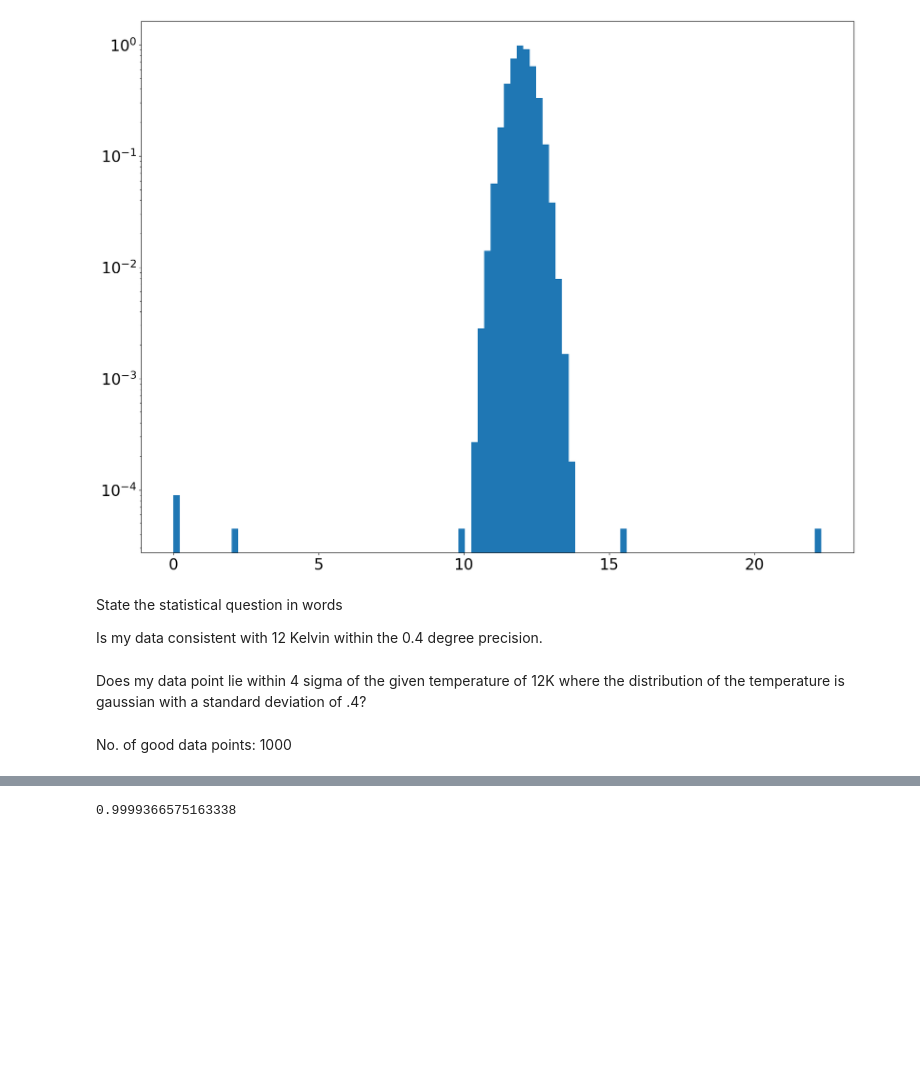
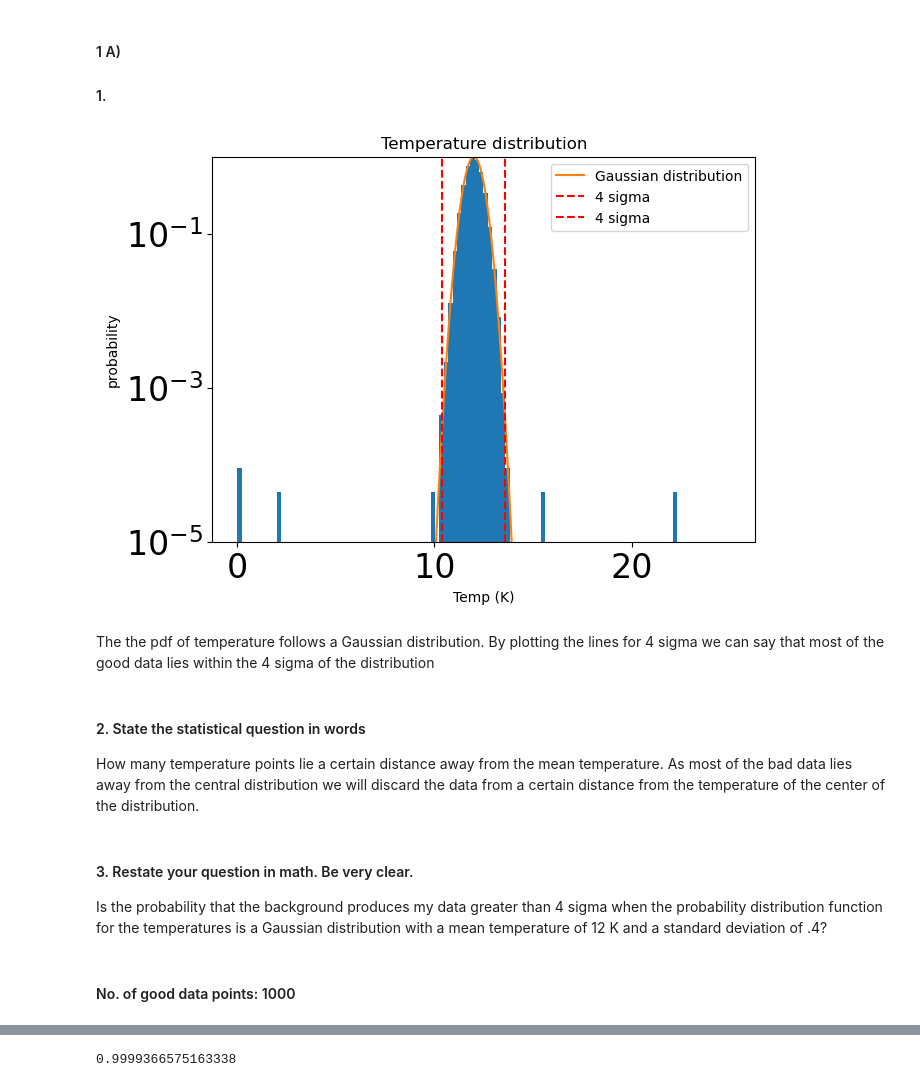
Before and after one commit to GShefali/repository1, a Jupyter notebook: lab3.ipynb, the cells around one changed output, grey strips where cells are left out. Drawn from its saved outputs; the diff is of its cells as text; code cells hidden in the pictures; blank space fills up the shorter version.

```diff
--- a/lab3.ipynb
+++ b/lab3.ipynb
@@ -8,23 +8,43 @@ from scipy import stats
 
 #this sets the size of the plot to something useful
 plt.rcParams["figure.figsize"] = (20,15)
+# %% [markdown]
+#### 1 A)
+
+  #### 1.
 # %%
 d = np.append(stats.norm.rvs(loc = 12., scale = 0.4, size = 100000), [10., 10.3, 2.1, 0., 0., 15.6, 22.3, 12.7])
 fig, ax = plt.subplots(1, 1)
 ax.hist(d,100, density=True)
 plt.tick_params(labelsize = 24)
+x = np.linspace(0, 25, 1000)
+plt.plot(x, stats.norm.pdf(x, loc=12, scale=0.4), label='Gaussian distribution')
+
 plt.yscale('log')
+plt.ylim(10e-6,1)
+plt.axvline(stats.norm.ppf(stats.norm.sf(4), loc=12, scale=0.4), label='4 sigma', c = 'r', linestyle='--')
+plt.axvline(stats.norm.ppf(stats.norm.sf(-4), loc=12, scale=0.4), label='4 sigma', c = 'r', linestyle='--')
+plt.title('Temperature distribution')
+plt.xlabel('Temp (K)')
+plt.ylabel('probability')
+plt.legend()
 #x = np.linspace(4.95,5.05,1000)
 #ax.plot(x,stats.norm.pdf(x,loc = 5., scale = 0.01),linewidth = 8,alpha = 0.7)
 plt.show()
 # %% [output]
-[figure, old version]
+[figure, new version]
+# %% [markdown]
+
+The the pdf of temperature follows a Gaussian distribution. By plotting the lines for 4 sigma we can say that most of the good data lies within the 4 sigma of the distribution
 # %% [markdown]
-State the statistical question in words
+#### 2. State the statistical question in words
 
-Is my data consistent with 12 Kelvin within the 0.4 degree precision.
+How many temperature points lie a certain distance away from the mean temperature.
+As most of the bad data lies away from the central distribution we will discard the data from a certain distance from the temperature of the center of the distribution.
-# %% [markdown]
-Does my data point lie within 4 sigma of the given temperature of 12K where the distribution of the temperature is gaussian with a standard deviation of .4?
+# %% [markdown]
+#### 3. Restate your question in math. Be very clear.
+
+Is the probability that the background produces my data greater than 4 sigma when the probability distribution function for the temperatures is a Gaussian distribution with a mean temperature of 12 K and a standard deviation of .4?
 # %% [markdown]
-No. of good data points: 1000
+#### No. of good data points: 1000
 # %% [markdown]
```
Also changed, not shown: parts of 33 cells of this notebook.
